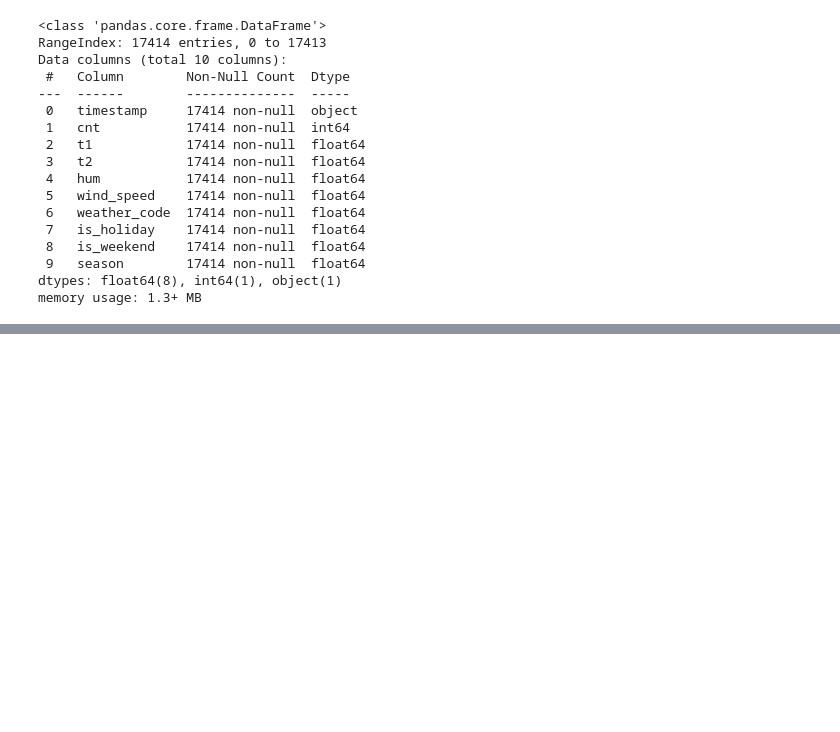
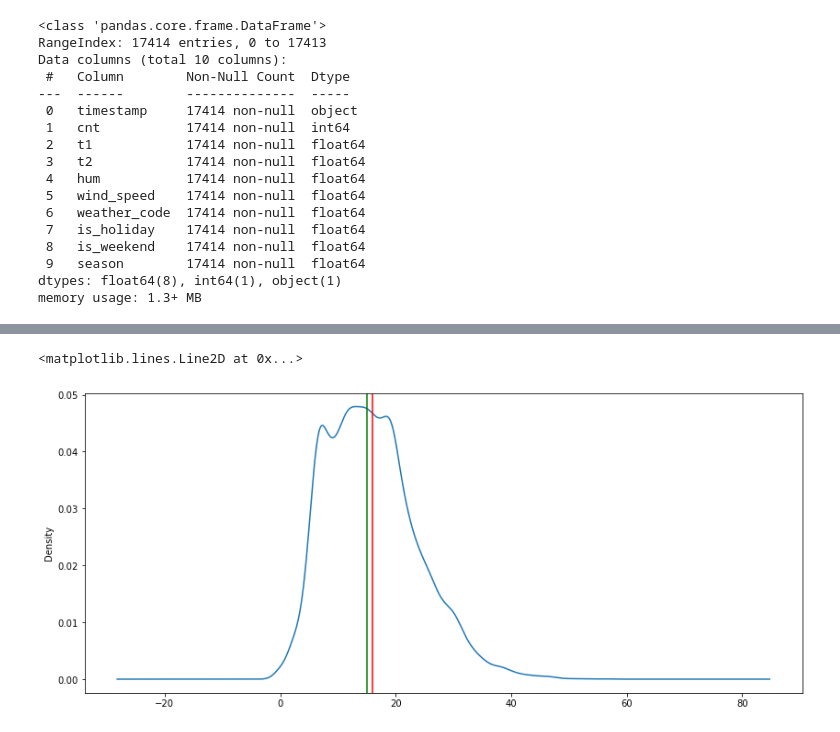
Before and after one commit to BatesJ72/LondonBikes, a Jupyter notebook: London_Bikes_Analysis.ipynb, the cells around one changed output, grey strips where cells are left out. Saved outputs shown, nothing was run; the diff lists cells and outputs as text; code cells hidden in the pictures; blank space fills up the shorter version.

```diff
--- a/London_Bikes_Analysis.ipynb
+++ b/London_Bikes_Analysis.ipynb
@@ -49,0 +82,7 @@ data.describe()
+# %%
+ax = data["wind_speed"].plot(kind = "density", figsize = (14, 6))
+ax.axvline(data["wind_speed"].mean(), color = 'red')
+ax.axvline(data["wind_speed"].median(), color = 'green')
+# %% [output]
+<matplotlib.lines.Line2D at 0x...>
+[figure, added]
```
Also changed, not shown: parts of 16 cells of this notebook.
